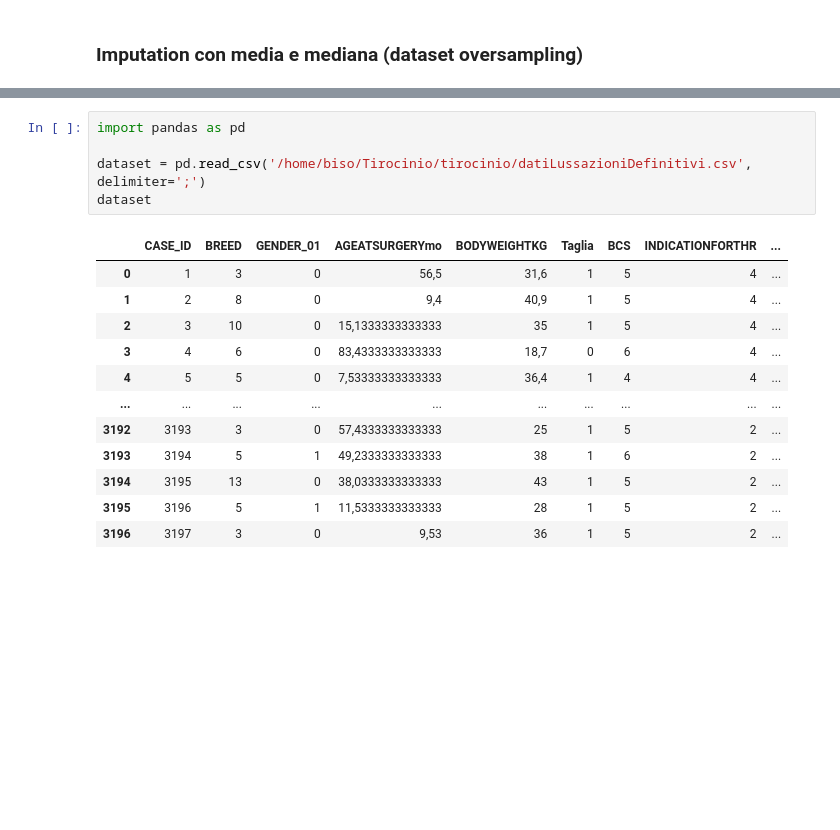
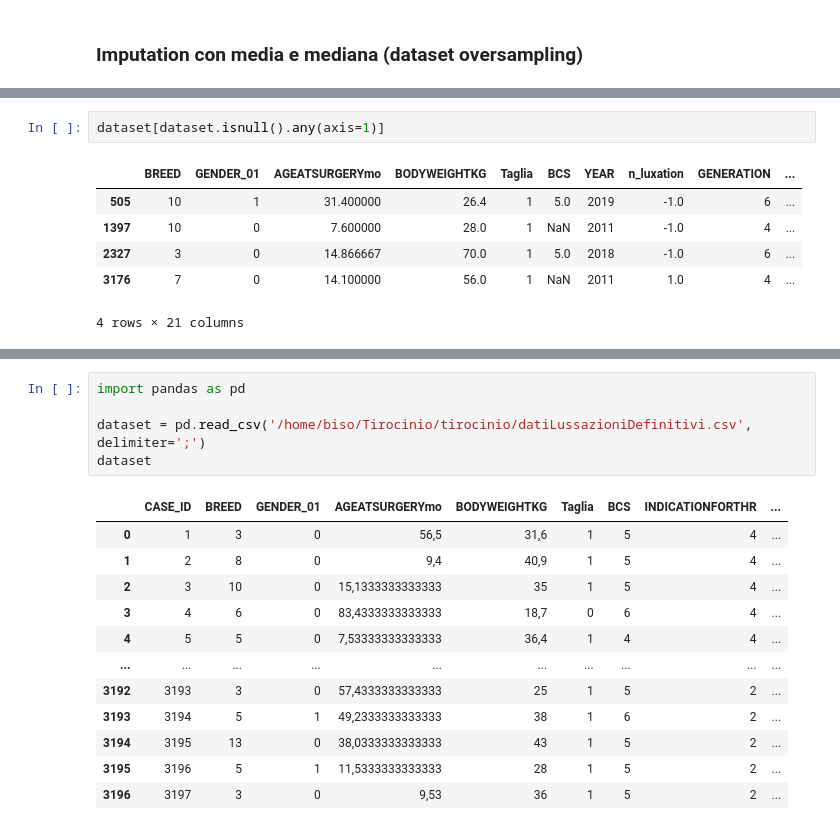
Before and after one commit to MatteoBisotti/Tirocinio, a Jupyter notebook: tirocinio/Imputation/Imputation_dataset_mean_median.ipynb, the cells around one changed output, grey strips where cells are left out. Drawn from its saved outputs; the diff is of its cells as text; blank space fills up the shorter version.

```diff
--- a/tirocinio/Imputation/Imputation_dataset_mean_median.ipynb
+++ b/tirocinio/Imputation/Imputation_dataset_mean_median.ipynb
@@ -2,0 +39,9 @@
+# %%
+dataset[dataset.isnull().any(axis=1)]
+# %% [output]
+|  | BREED | GENDER_01 | AGEATSURGERYmo | BODYWEIGHTKG | Taglia | BCS | YEAR | n_luxation | GENERATION | ... |
+| 505 | 10 | 1 | 31.400000 | 26.4 | 1 | 5.0 | 2019 | -1.0 | 6 | ... |
+| 1397 | 10 | 0 | 7.600000 | 28.0 | 1 | NaN | 2011 | -1.0 | 4 | ... |
+| 2327 | 3 | 0 | 14.866667 | 70.0 | 1 | 5.0 | 2018 | -1.0 | 6 | ... |
+| 3176 | 7 | 0 | 14.100000 | 56.0 | 1 | NaN | 2011 | 1.0 | 4 | ... |
+4 rows × 21 columns
```
Also changed, not shown: parts of 8 cells of this notebook, 7 other files.
